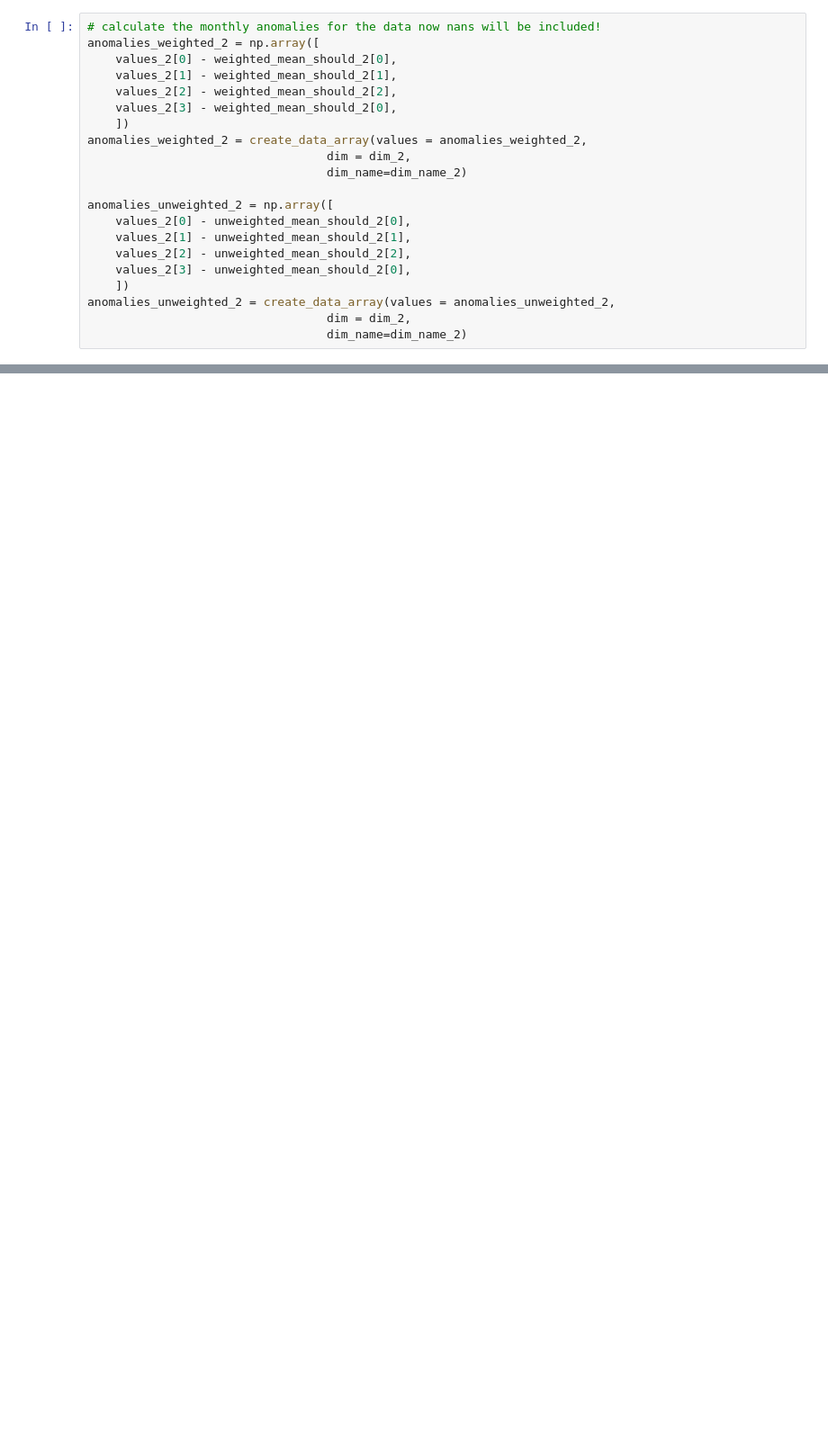
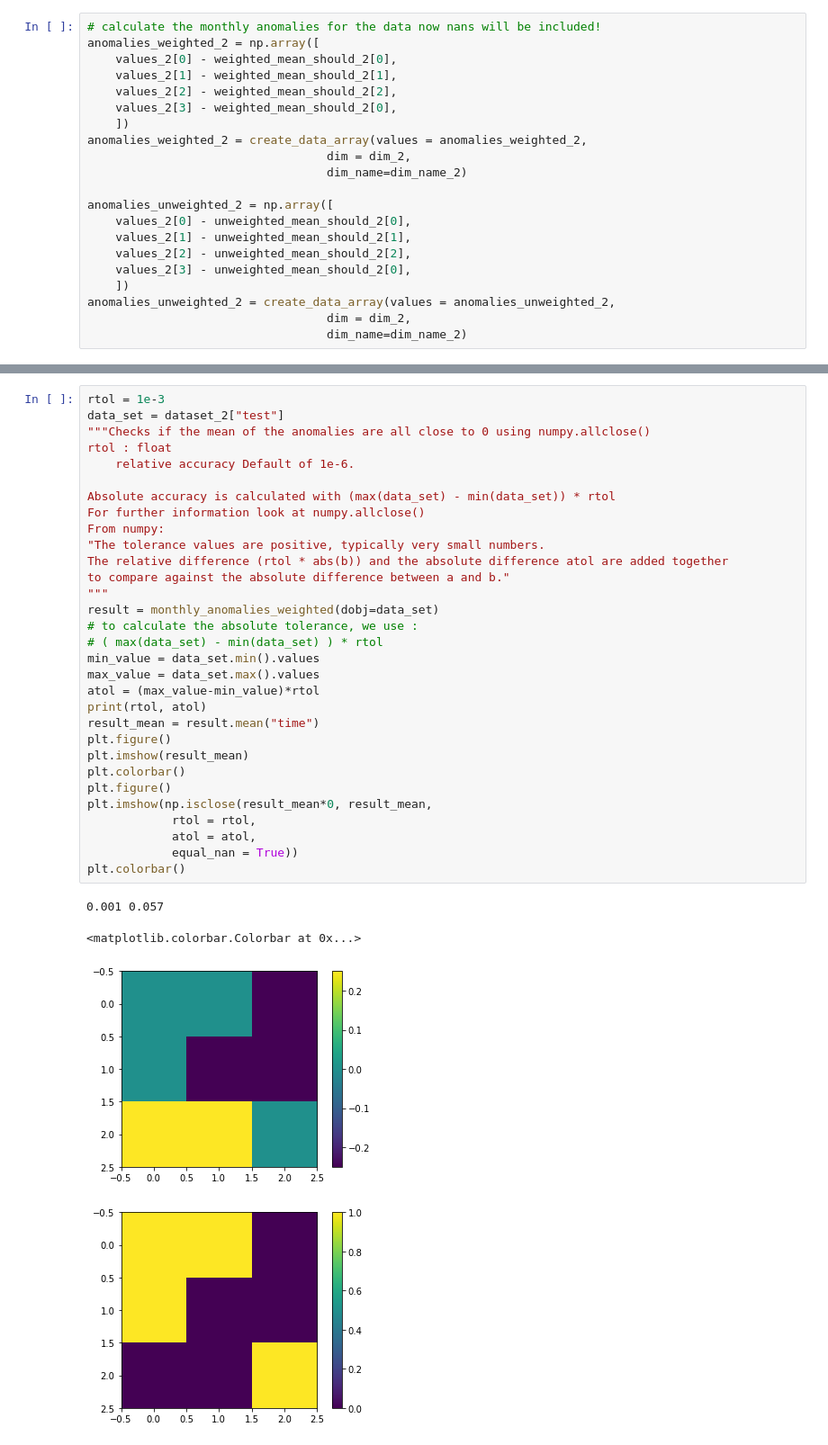
Before and after one commit to MarcoLandtHayen/climate_index_collection, a Jupyter notebook: notebooks/Test_reductions.ipynb, the cells around one changed output, grey strips where cells are left out. Shown: that part at 90% size. Drawn from its saved outputs; the diff is of its cells as text; blank space fills up the shorter version.

```diff
--- a/notebooks/Test_reductions.ipynb
+++ b/notebooks/Test_reductions.ipynb
@@ -250,0 +346,36 @@ array(0.)
+# %%
+rtol = 1e-3
+data_set = dataset_2["test"]
+"""Checks if the mean of the anomalies are all close to 0 using numpy.allclose()
+rtol : float
+    relative accuracy Default of 1e-6.
+
+Absolute accuracy is calculated with (max(data_set) - min(data_set)) * rtol
+For further information look at numpy.allclose()
+From numpy:
+"The tolerance values are positive, typically very small numbers.
+The relative difference (rtol * abs(b)) and the absolute difference atol are added together
+to compare against the absolute difference between a and b."
+"""
+result = monthly_anomalies_weighted(dobj=data_set)
+# to calculate the absolute tolerance, we use :
+# ( max(data_set) - min(data_set) ) * rtol
+min_value = data_set.min().values
+max_value = data_set.max().values
+atol = (max_value-min_value)*rtol
+print(rtol, atol)
+result_mean = result.mean("time")
+plt.figure()
+plt.imshow(result_mean)
+plt.colorbar()
+plt.figure()
+plt.imshow(np.isclose(result_mean*0, result_mean,
+            rtol = rtol,
+            atol = atol,
+            equal_nan = True))
+plt.colorbar()
+# %% [output]
+0.001 0.057
+<matplotlib.colorbar.Colorbar at 0x...>
+[figure, added]
+[figure, added]
```
Also changed, not shown: parts of 9 cells of this notebook, 1 other file.
